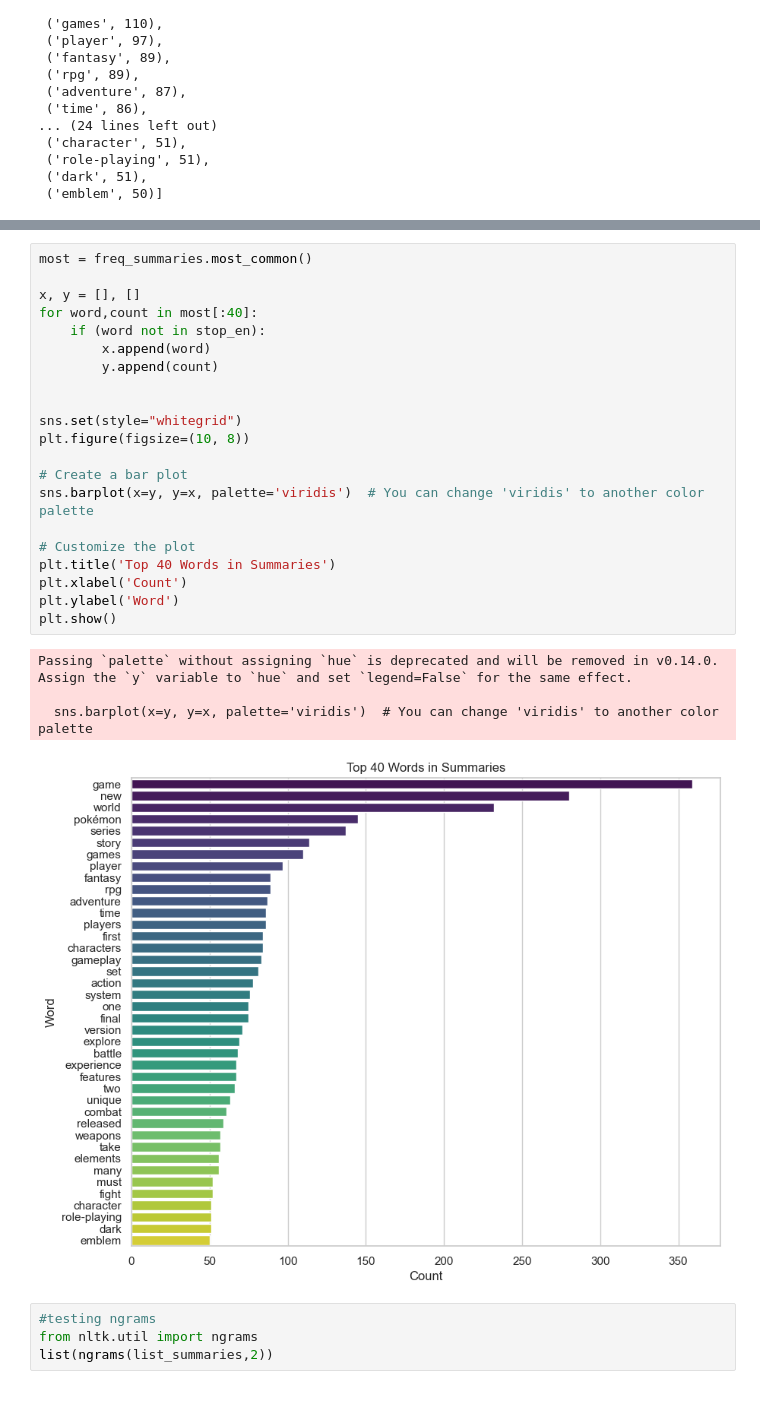
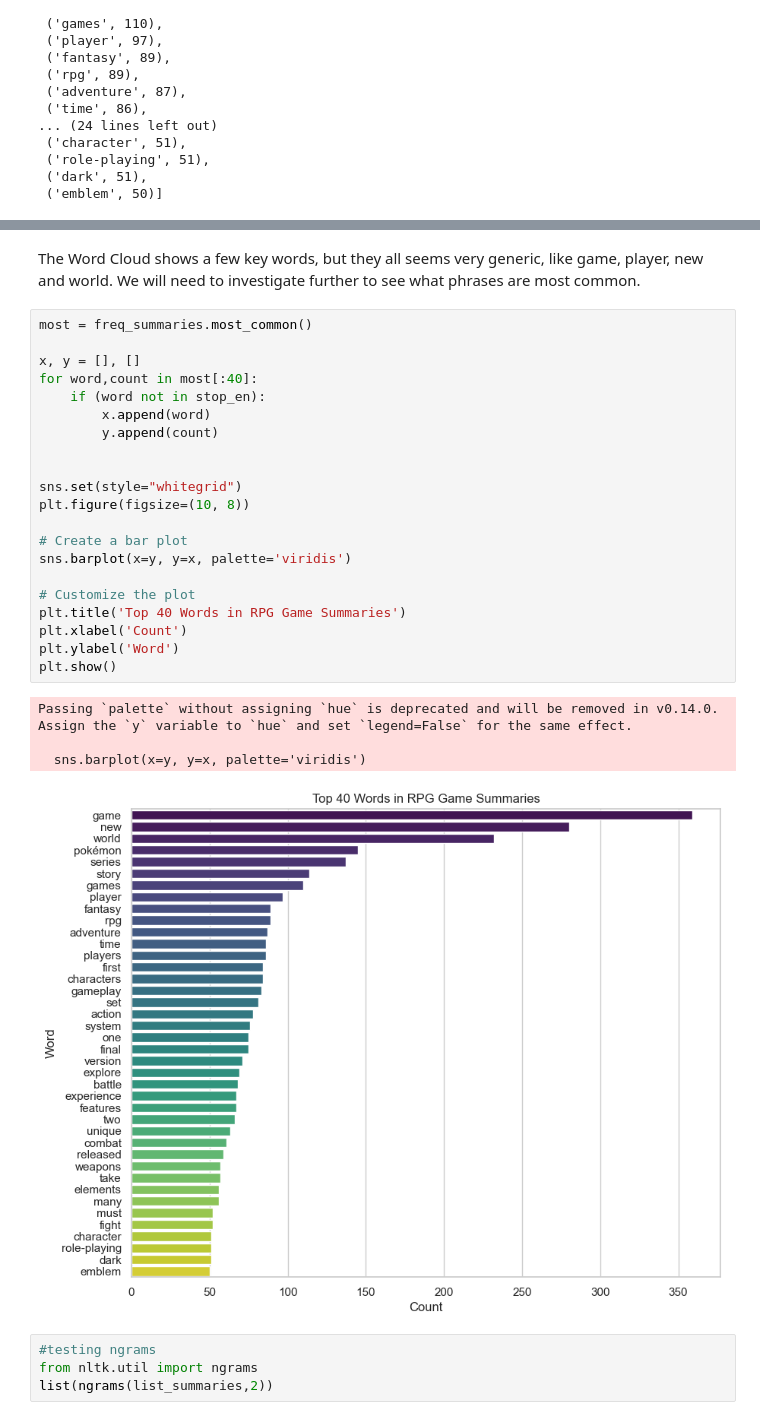
Before and after one commit to claudiamattes98/videogames_final_project, a Jupyter notebook: videogames_project_full.ipynb, the cells around one changed output, grey strips where cells are left out. Cells and saved outputs as stored; diff of their text form.

```diff
--- a/videogames_project_full.ipynb
+++ b/videogames_project_full.ipynb
@@ -911,29 +945,31 @@ plt.show()
+# %% [markdown]
+The Word Cloud shows a few key words, but they all seems very generic, like game, player, new and world. We will need to investigate further to see what phrases are most common.
 # %%
 most = freq_summaries.most_common()
 
 x, y = [], []
 for word,count in most[:40]:
     if (word not in stop_en):
         x.append(word)
         y.append(count)
 
 
 sns.set(style="whitegrid")
 plt.figure(figsize=(10, 8))
 
 # Create a bar plot
-sns.barplot(x=y, y=x, palette='viridis')  # You can change 'viridis' to another color palette
+sns.barplot(x=y, y=x, palette='viridis')
 
 # Customize the plot
-plt.title('Top 40 Words in Summaries')
+plt.title('Top 40 Words in RPG Game Summaries')
 plt.xlabel('Count')
 plt.ylabel('Word')
 plt.show()
 # %% [output]
 Passing `palette` without assigning `hue` is deprecated and will be removed in v0.14.0. Assign the `y` variable to `hue` and set `legend=False` for the same effect.
 
-  sns.barplot(x=y, y=x, palette='viridis')  # You can change 'viridis' to another color palette
+  sns.barplot(x=y, y=x, palette='viridis')
-[figure, old version]
+[figure, new version]
 # %%
 #testing ngrams
 from nltk.util import ngrams
```
Also changed, not shown: parts of 74 cells of this notebook, 1 other file.
